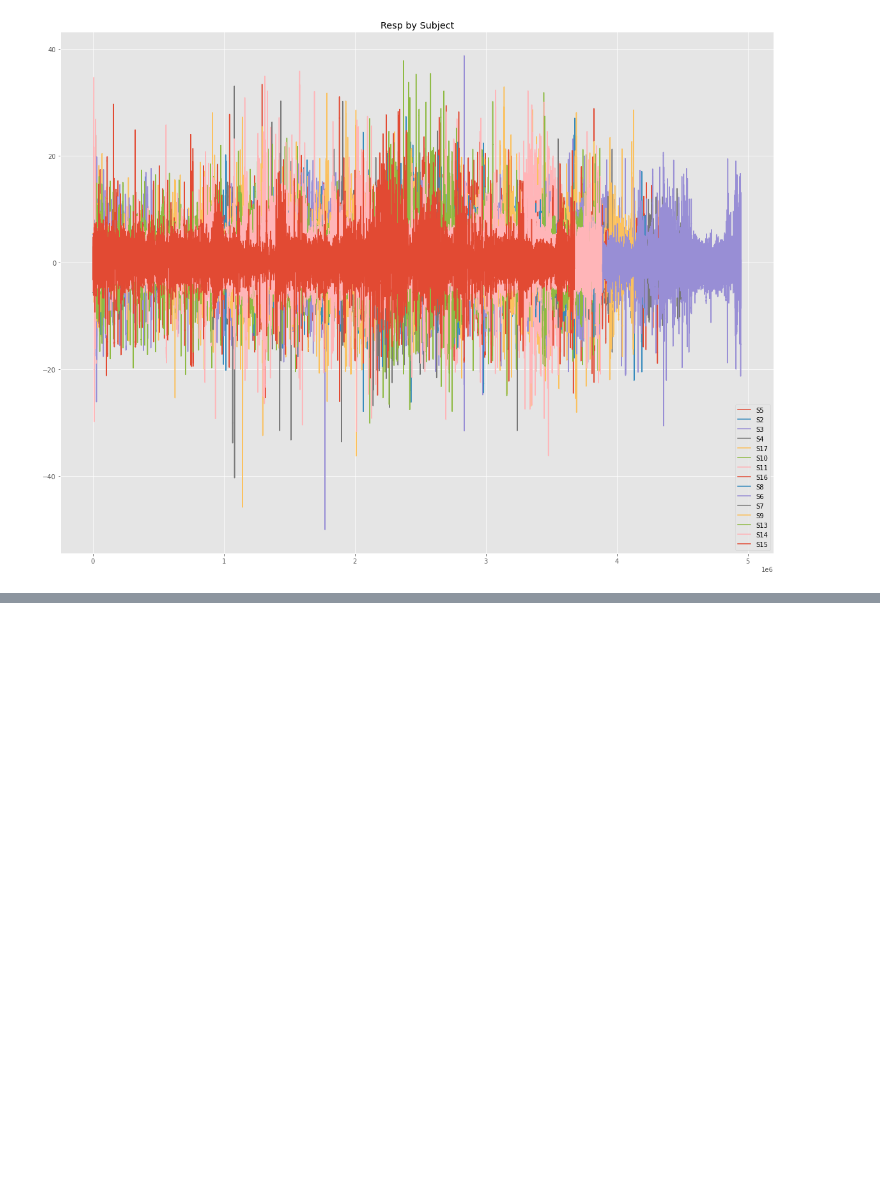
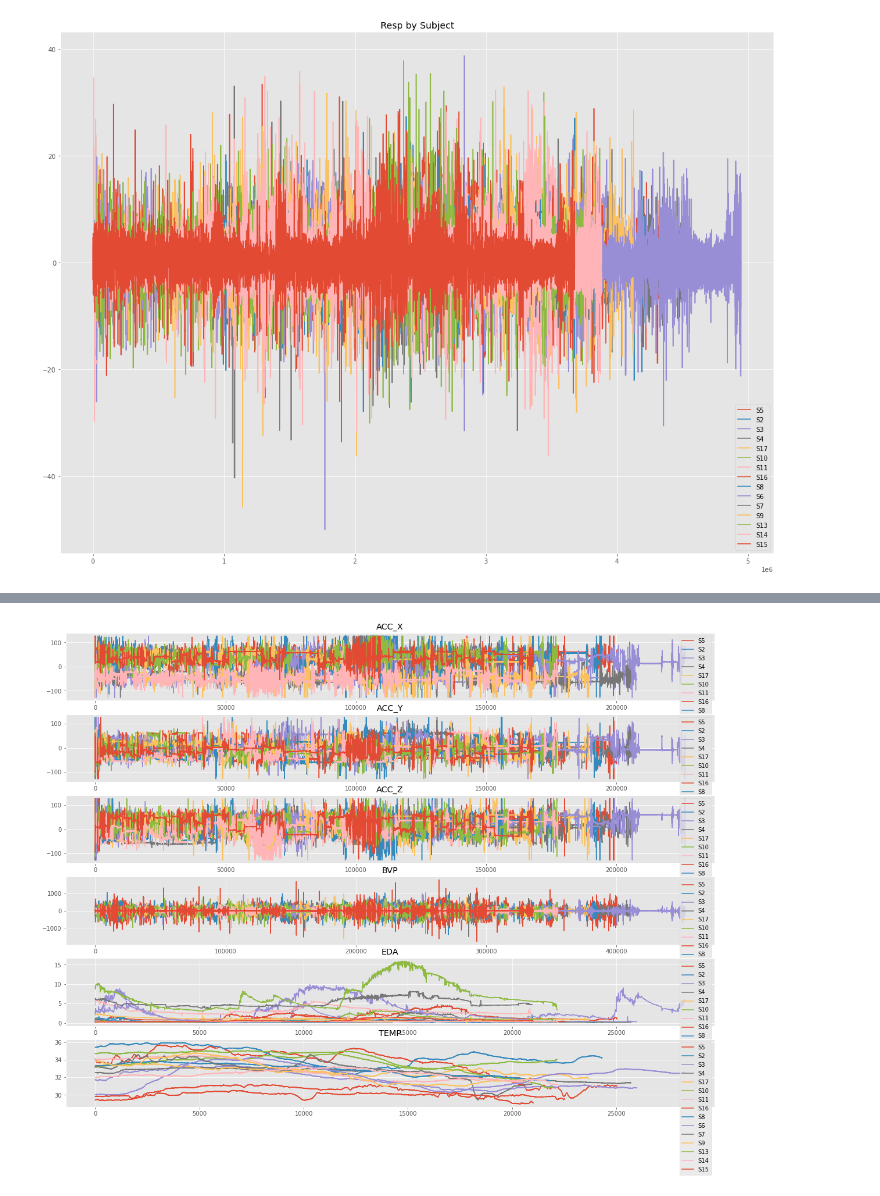
Before and after one commit to njfritter/Characteristic-Based-Time-Series-Clustering, a Jupyter notebook: rCode2012/notebooks/wesad_exploratory_analysis.ipynb, the cells around one changed output, grey strips where cells are left out. Cells and saved outputs as stored; diff of their text form; code cells hidden in the pictures; blank space fills up the shorter version.

```diff
--- a/rCode2012/notebooks/wesad_exploratory_analysis.ipynb
+++ b/rCode2012/notebooks/wesad_exploratory_analysis.ipynb
@@ -433,0 +451,28 @@ plt.show()
+# %%
+wrist_keys = list(subject_dct[subject]['wrist_dfs'].keys())
+fig,axs = plt.subplots(6,1,figsize=(20,15))
+for subject in subject_ids:
+    # For ACC, need to split out X,Y,Z
+    axs[0].plot(subject_dct[subject]['wrist_dfs'][wrist_keys[0]]['ACC_X'])
+    axs[0].set_title('ACC_X')
+    axs[1].plot(subject_dct[subject]['wrist_dfs'][wrist_keys[0]]['ACC_Y'])
+    axs[1].set_title('ACC_Y')
+    axs[2].plot(subject_dct[subject]['wrist_dfs'][wrist_keys[0]]['ACC_Z'])
+    axs[2].set_title('ACC_Z')
+    # Do the rest normally
+    axs[3].plot(subject_dct[subject]['wrist_dfs'][wrist_keys[1]])
+    axs[3].set_title(wrist_keys[1].split('_')[1].upper())
+    axs[4].plot(subject_dct[subject]['wrist_dfs'][wrist_keys[2]])
+    axs[4].set_title(wrist_keys[2].split('_')[1].upper())
+    axs[5].plot(subject_dct[subject]['wrist_dfs'][wrist_keys[3]])
+    axs[5].set_title(wrist_keys[3].split('_')[1].upper())
+
+axs[0].legend(subject_ids)
+axs[1].legend(subject_ids)
+axs[2].legend(subject_ids)
+axs[3].legend(subject_ids)
+axs[4].legend(subject_ids)
+axs[5].legend(subject_ids)
+plt.show()
+# %% [output]
+[figure, added]
```
Also changed, not shown: parts of 12 cells of this notebook.
